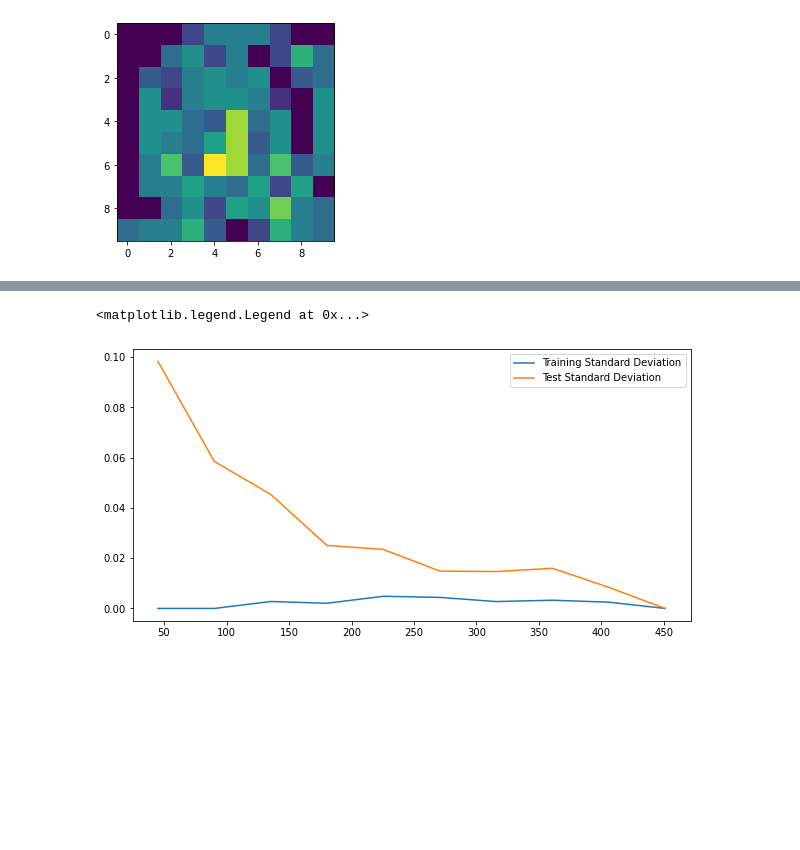
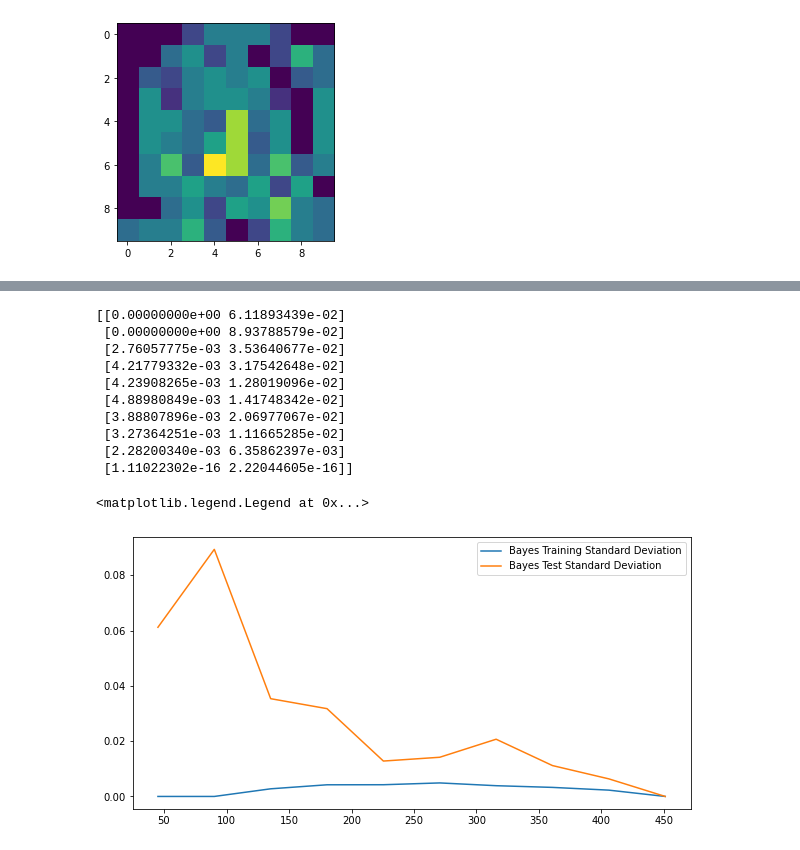
Before and after one commit to DuncanJWood/AI_face_and_digit_classification, a Jupyter notebook: NBC_Faces.ipynb, the cells around one changed output, grey strips where cells are left out. Drawn from its saved outputs; the diff is of its cells as text; code cells hidden in the pictures; blank space fills up the shorter version.

```diff
--- a/NBC_Faces.ipynb
+++ b/NBC_Faces.ipynb
@@ -158,12 +169,23 @@ plt.legend()
 # %%
 plt.figure(figsize = (10, 5))
 x = np.linspace(.1*train_images.shape[0], train_images.shape[0], 10)
-plt.plot(x, std[:,0], label = "Training Standard Deviation")
-plt.plot(x, std[:,1], label = "Test Standard Deviation")
+plt.plot(x, std[:,0], label = "Bayes Training Standard Deviation")
+plt.plot(x, std[:,1], label = "Bayes Test Standard Deviation")
+print(std)
 plt.legend()
 # %% [output]
-<matplotlib.legend.Legend at 0x...>
+[[0.00000000e+00 6.11893439e-02]
+ [0.00000000e+00 8.93788579e-02]
+ [2.76057775e-03 3.53640677e-02]
+ [4.21779332e-03 3.17542648e-02]
+ [4.23908265e-03 1.28019096e-02]
+ [4.88980849e-03 1.41748342e-02]
+ [3.88807896e-03 2.06977067e-02]
+ [3.27364251e-03 1.11665285e-02]
+ [2.28200340e-03 6.35862397e-03]
+ [1.11022302e-16 2.22044605e-16]]
+<matplotlib.legend.Legend at 0x...>
-[figure, old version]
+[figure, new version]
 # %%
 plt.figure(figsize = (10, 5))
 x = np.linspace(.1*train_images.shape[0], train_images.shape[0], 10)
```
Also changed, not shown: parts of 3 cells of this notebook, 7 other files.
